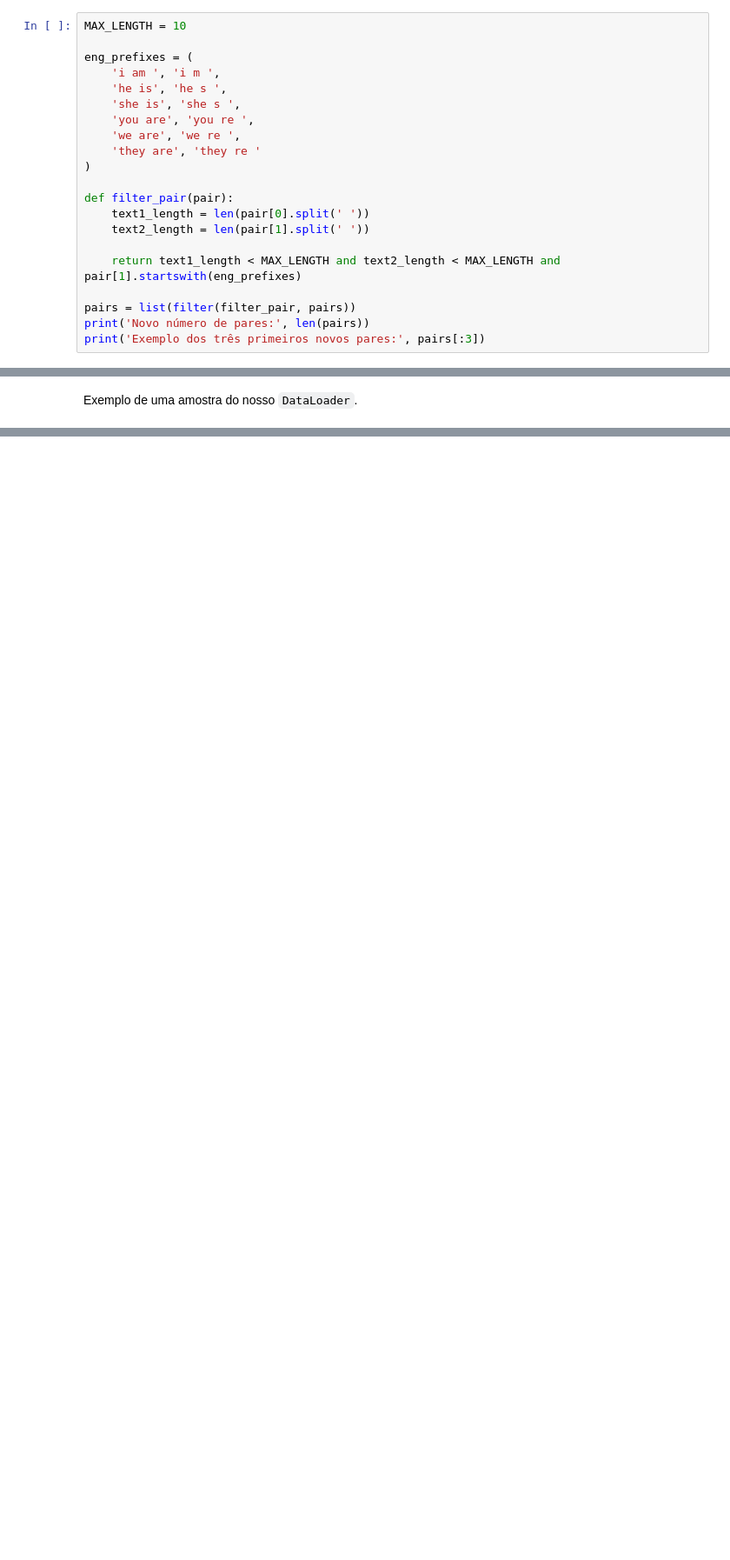
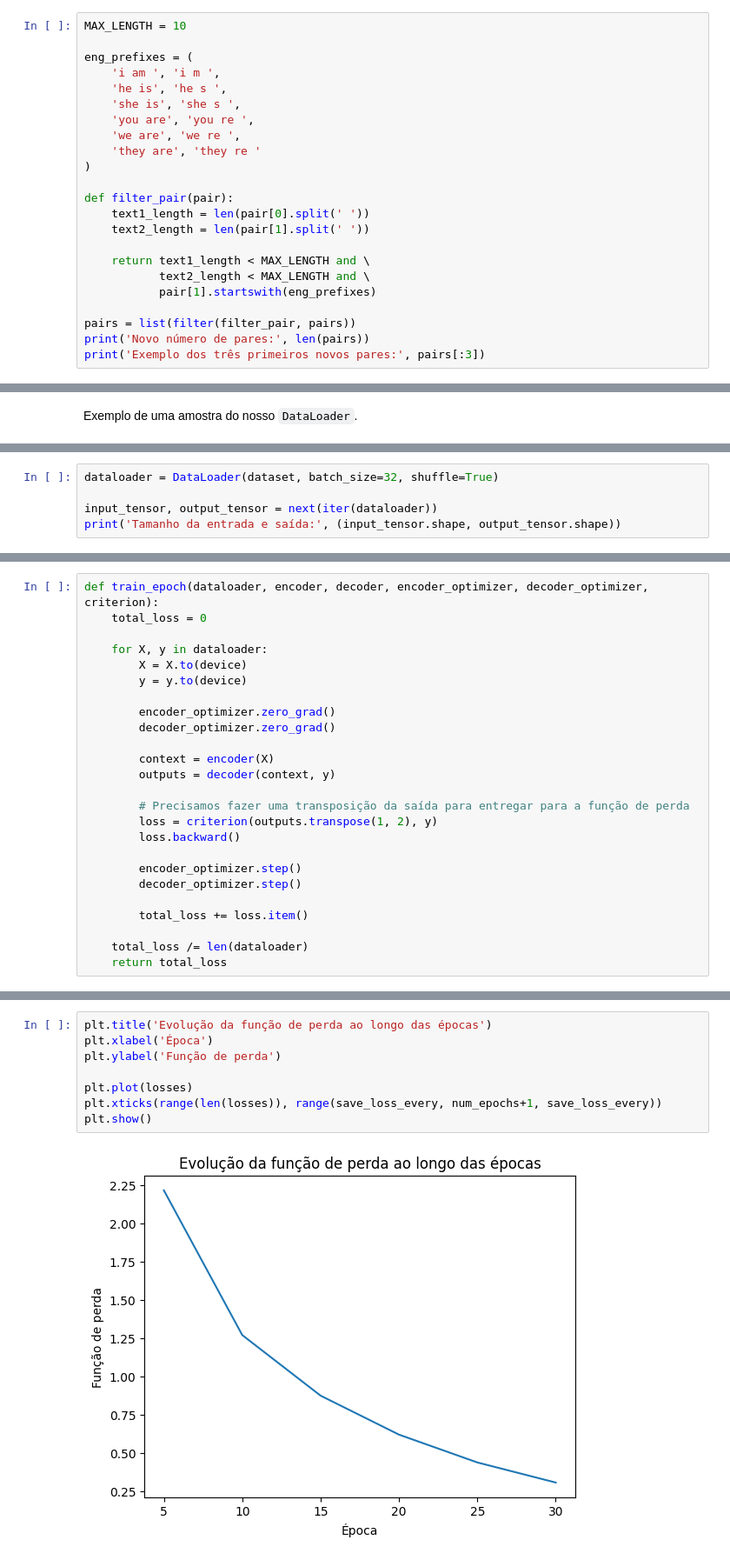
Before and after one commit to ThiagoPoppe/ciag2024, a Jupyter notebook: sequencias/seq2seq.ipynb, the cells around one changed output, grey strips where cells are left out. Shown at 87% size. Saved outputs shown, nothing was run; the diff lists cells and outputs as text; blank space fills up the shorter version.

```diff
--- a/sequencias/seq2seq.ipynb
+++ b/sequencias/seq2seq.ipynb
@@ -188,7 +189,9 @@ def filter_pair(pair):
     text1_length = len(pair[0].split(' '))
     text2_length = len(pair[1].split(' '))
 
-    return text1_length < MAX_LENGTH and text2_length < MAX_LENGTH and pair[1].startswith(eng_prefixes)
+    return text1_length < MAX_LENGTH and \
+           text2_length < MAX_LENGTH and \
+           pair[1].startswith(eng_prefixes)
 
 pairs = list(filter(filter_pair, pairs))
 print('Novo número de pares:', len(pairs))
@@ -740,0 +285,5 @@ Chinese:
+# %%
+dataloader = DataLoader(dataset, batch_size=32, shuffle=True)
+
+input_tensor, output_tensor = next(iter(dataloader))
+print('Tamanho da entrada e saída:', (input_tensor.shape, output_tensor.shape))
@@ -740,0 +424,25 @@ Chinese:
+# %%
+def train_epoch(dataloader, encoder, decoder, encoder_optimizer, decoder_optimizer, criterion):
+    total_loss = 0
+
+    for X, y in dataloader:
+        X = X.to(device)
+        y = y.to(device)
+
+        encoder_optimizer.zero_grad()
+        decoder_optimizer.zero_grad()
+
+        context = encoder(X)
+        outputs = decoder(context, y)
+
+        # Precisamos fazer uma transposição da saída para entregar para a função de perda
+        loss = criterion(outputs.transpose(1, 2), y)
+        loss.backward()
+
+        encoder_optimizer.step()
+        decoder_optimizer.step()
+
+        total_loss += loss.item()
+
+    total_loss /= len(dataloader)
+    return total_loss
@@ -740,0 +500,10 @@ Chinese:
+# %%
+plt.title('Evolução da função de perda ao longo das épocas')
+plt.xlabel('Época')
+plt.ylabel('Função de perda')
+
+plt.plot(losses)
+plt.xticks(range(len(losses)), range(save_loss_every, num_epochs+1, save_loss_every))
+plt.show()
+# %% [output]
+[figure, added]
```
Also changed, not shown: parts of 60 cells of this notebook.
